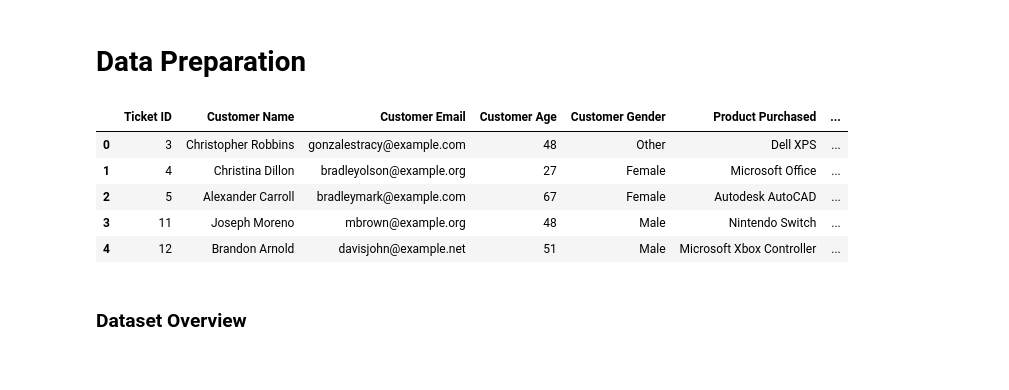
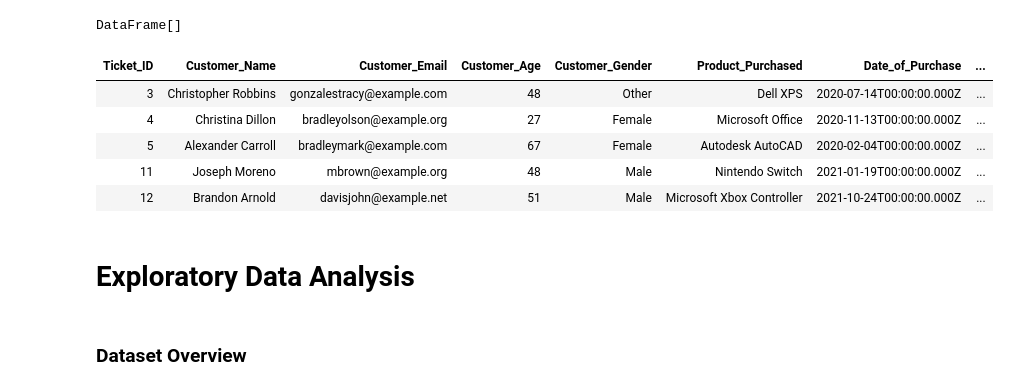
Before and after one commit to jazz1416/VetTrack-Customer-Service-Agent, a Jupyter notebook: 01_EDA_DataEngineering.ipynb, the cells around one changed output. Saved outputs shown, nothing was run; the diff lists cells and outputs as text; code cells hidden in the pictures.

```diff
--- a/01_EDA_DataEngineering.ipynb
+++ b/01_EDA_DataEngineering.ipynb
@@ -1,21 +109,34 @@
+# %%
+# Create the default catalog and schema if they don't already exist
+spark.sql("CREATE CATALOG IF NOT EXISTS main")
+spark.sql("CREATE SCHEMA IF NOT EXISTS main.default")
+# %% [output]
+DataFrame[]
+# %%
+# Unity Catalog location: catalog.schema.table
+catalog = "main"
+schema = "default"
+table_name = "final_project_data"
+
+# Rename columns to replace spaces with underscores
+df.columns = df.columns.str.replace(' ', '_')
+
+# Convert Pandas DataFrame to Spark and write as Delta
+# mode("overwrite") replaces the table if it exists (good for re-running the lab)
+final_project_data = spark.createDataFrame(df)
+final_project_data.write.format("delta").mode("overwrite").saveAsTable(f"{catalog}.{schema}.{table_name}")
+
+# Verify: query the table
+display(spark.table(f"{catalog}.{schema}.{table_name}").limit(5))
+# %% [output]
+| Ticket_ID | Customer_Name | Customer_Email | Customer_Age | Customer_Gender | Product_Purchased | Date_of_Purchase | ... |
+| 3 | Christopher Robbins | gonzalestracy@example.com | 48 | Other | Dell XPS | 2020-07-14T00:00:00.000Z | ... |
+| 4 | Christina Dillon | bradleyolson@example.org | 27 | Female | Microsoft Office | 2020-11-13T00:00:00.000Z | ... |
+| 5 | Alexander Carroll | bradleymark@example.com | 67 | Female | Autodesk AutoCAD | 2020-02-04T00:00:00.000Z | ... |
+| 11 | Joseph Moreno | mbrown@example.org | 48 | Male | Nintendo Switch | 2021-01-19T00:00:00.000Z | ... |
+| 12 | Brandon Arnold | davisjohn@example.net | 51 | Male | Microsoft Xbox Controller | 2021-10-24T00:00:00.000Z | ... |
 # %% [markdown]
-# Data Preparation
+# Exploratory Data **Analysis**
-# %%
-import pandas as pd
-
-# Import our synthetic dataset from GitHub repo
-raw_url = "https://raw.githubusercontent.com/jazz1416/VetTrack-Customer-Service-Agent/refs/heads/main/synthetic_customer_support_tickets.csv"
-
-df = pd.read_csv(raw_url)
-
-df.head()
-# %% [output]
-|  | Ticket ID | Customer Name | Customer Email | Customer Age | Customer Gender | Product Purchased | ... |
-| 0 | 3 | Christopher Robbins | gonzalestracy@example.com | 48 | Other | Dell XPS | ... |
-| 1 | 4 | Christina Dillon | bradleyolson@example.org | 27 | Female | Microsoft Office | ... |
-| 2 | 5 | Alexander Carroll | bradleymark@example.com | 67 | Female | Autodesk AutoCAD | ... |
-| 3 | 11 | Joseph Moreno | mbrown@example.org | 48 | Male | Nintendo Switch | ... |
-| 4 | 12 | Brandon Arnold | davisjohn@example.net | 51 | Male | Microsoft Xbox Controller | ... |
 # %% [markdown]
 ### Dataset Overview
 # %%
```
Also changed, not shown: parts of 31 cells of this notebook.
